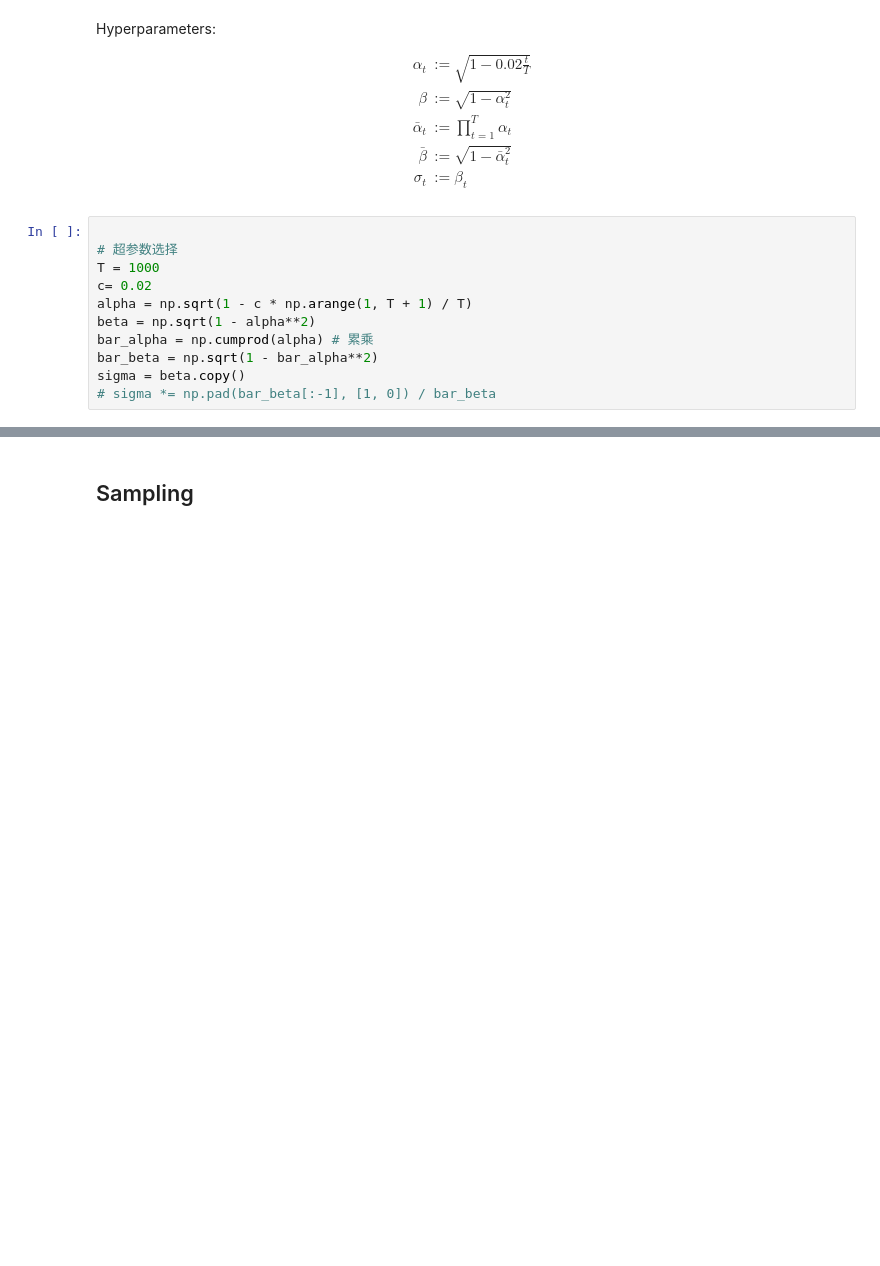
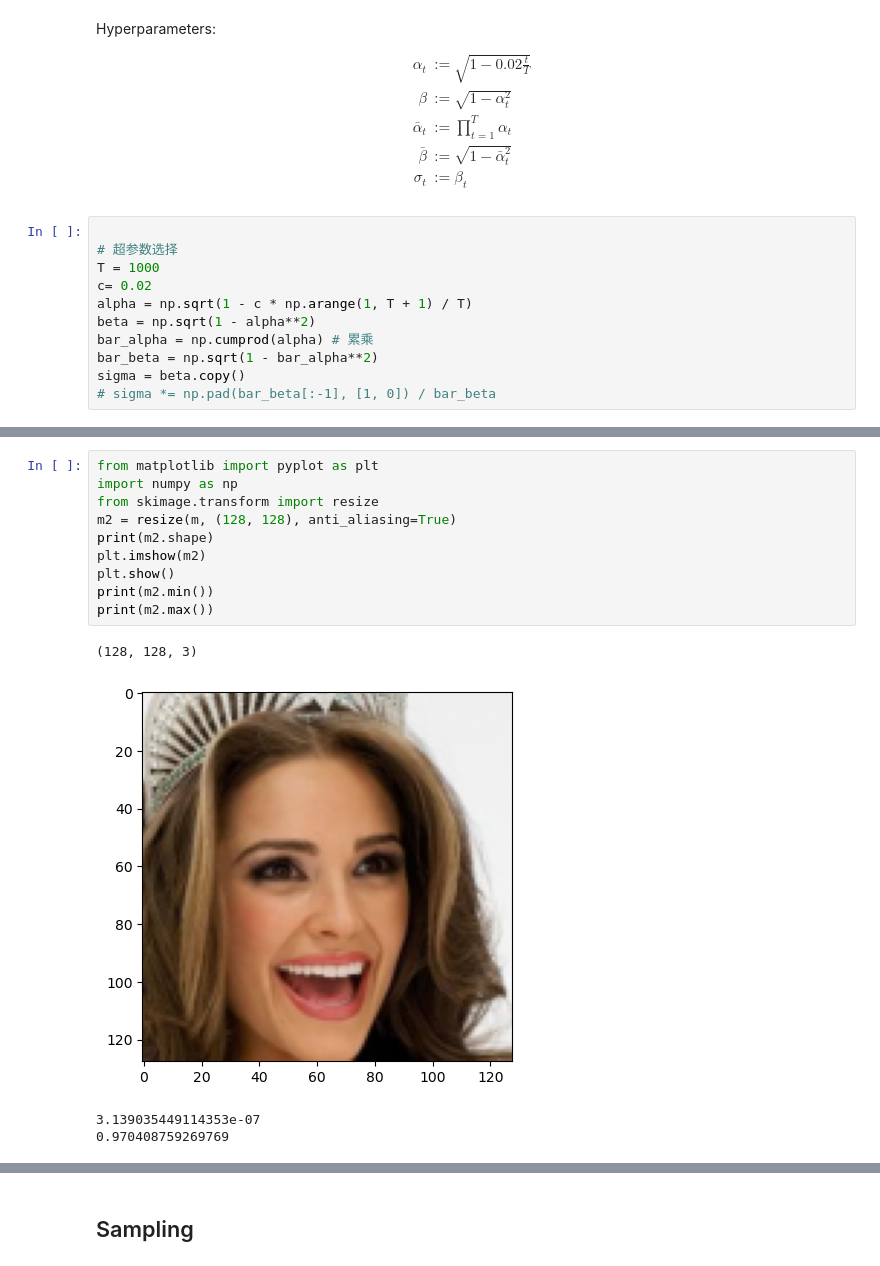
Before and after one commit to Rymoon/DDPM-SuJL, a Jupyter notebook: apps/load_trained.ipynb, the cells around one changed output, grey strips where cells are left out. Drawn from its saved outputs; the diff is of its cells as text; blank space fills up the shorter version.

```diff
--- a/apps/load_trained.ipynb
+++ b/apps/load_trained.ipynb
@@ -124,0 +147,15 @@ ________________________________________________________________________________
+# %%
+from matplotlib import pyplot as plt
+import numpy as np
+from skimage.transform import resize
+m2 = resize(m, (128, 128), anti_aliasing=True)
+print(m2.shape)
+plt.imshow(m2)
+plt.show()
+print(m2.min())
+print(m2.max())
+# %% [output]
+(128, 128, 3)
+[figure, added]
+3.139035449114353e-07
+0.970408759269769
```
Also changed, not shown: parts of 15 cells of this notebook, 1 other file.
